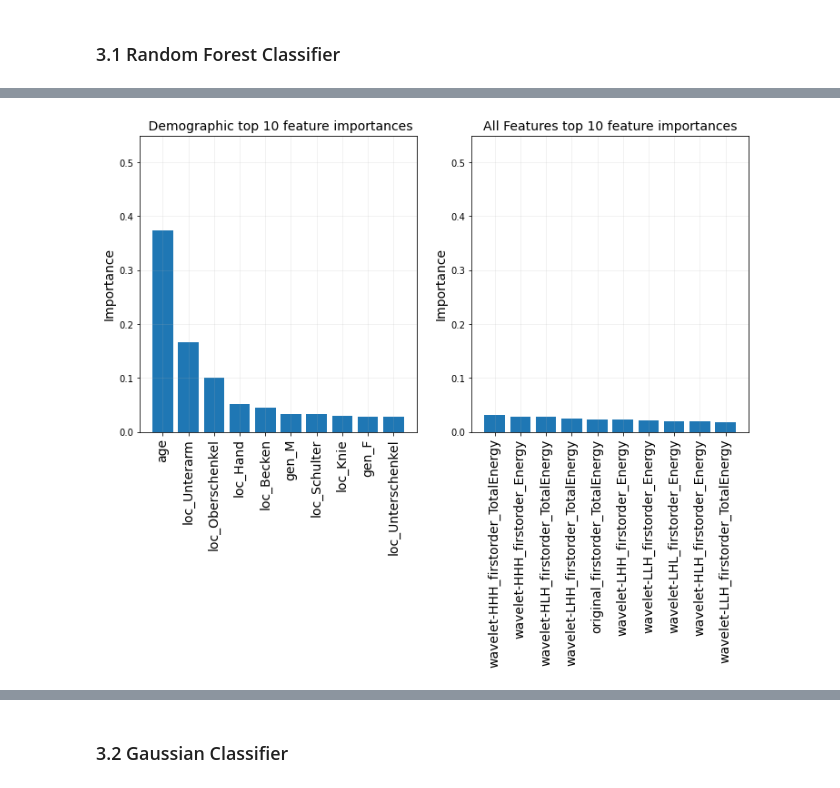
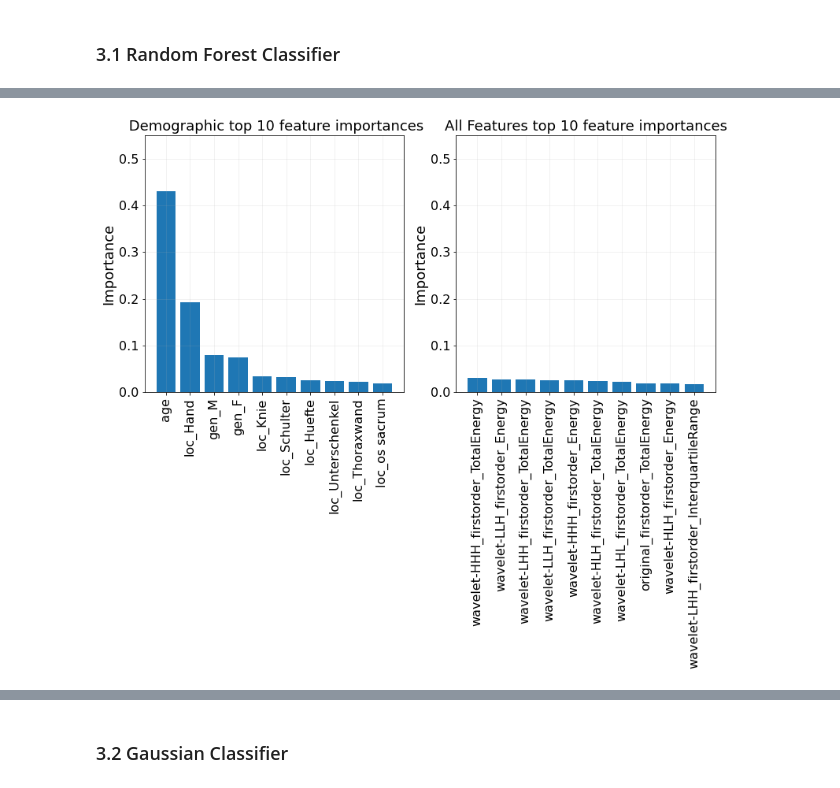
Before and after one commit to NikonPic/TumorSegmentationDemo, a Jupyter notebook: 02_feature_classification.ipynb, the cells around one changed output, grey strips where cells are left out. Drawn from its saved outputs; the diff is of its cells as text; code cells hidden in the pictures.

```diff
--- a/02_feature_classification.ipynb
+++ b/02_feature_classification.ipynb
@@ -627,6 +683,9 @@ features = np.array(features)
 x = features[:trainlen]
 y = label[:trainlen]
 
+s_w = class_weight.compute_sample_weight('balanced', np.unique(y), y)
+s_wi = [s_w[i] for i in y]
+
 x_test = features[trainlen::]
 y_test = label[trainlen::]
 
@@ -634,7 +693,7 @@ lim = 10
 clf = RandomForestClassifier(n_estimators=200, max_depth=3, random_state=1)
 
 # Train Classifier
-clf.fit(x, y)
+clf.fit(x, y, s_wi)
 
 # Get accuracy
 y_pred = clf.predict(x_test)
@@ -676,27 +735,29 @@ AUC: 0.7386480908152735
 # %%
-fs = 14
-plt.figure(figsize=(12,6))
+fs = 18
+plt.figure(figsize=(13,6))
 
 plt.subplot(1, 2, 1)
 plt.bar(x_demo_bar, y_demo_bar, orientation = 'vertical')
 # Tick labels for x axis
 plt.xticks(x_demo_ticks, y_demo_ticks, rotation='vertical', fontsize=fs)
 # Axis labels and title
 plt.ylabel('Importance', fontsize=fs); plt.title(f' Demographic top {lim} feature importances', fontsize=fs);
 plt.ylim([0, 0.55])
 plt.grid(alpha=0.2)
+plt.tick_params(axis='both', which='major', labelsize=fs-2)
 
 plt.subplot(1, 2, 2)
 plt.bar(x_all_bar, y_all_bar, orientation = 'vertical')
 # Tick labels for x axis
 plt.xticks(x_all_ticks, y_all_ticks, rotation='vertical', fontsize=fs)
 # Axis labels and title
 plt.ylabel('Importance', fontsize=fs); plt.title(f'All Features top {lim} feature importances', fontsize=fs);
 plt.ylim([0, 0.55])
 plt.grid(alpha=0.2)
+plt.tick_params(axis='both', which='major', labelsize=fs-2)
 plt.savefig('./results/feature_importances.png')
 # %% [output]
-[figure, old version]
+[figure, new version]
 # %%
 randomforestclassifier(df_all, DEP_KEY, trainlen)
 # %% [output]
```
Also changed, not shown: parts of 28 cells of this notebook, 3 other files.
